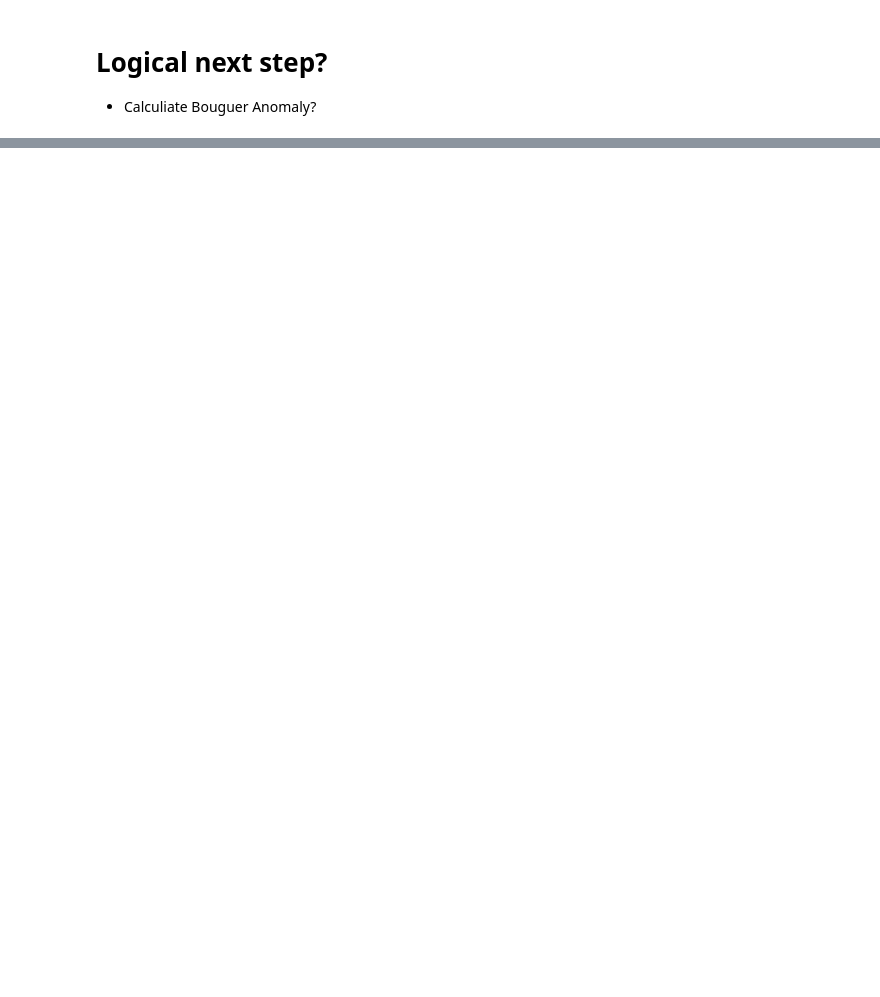
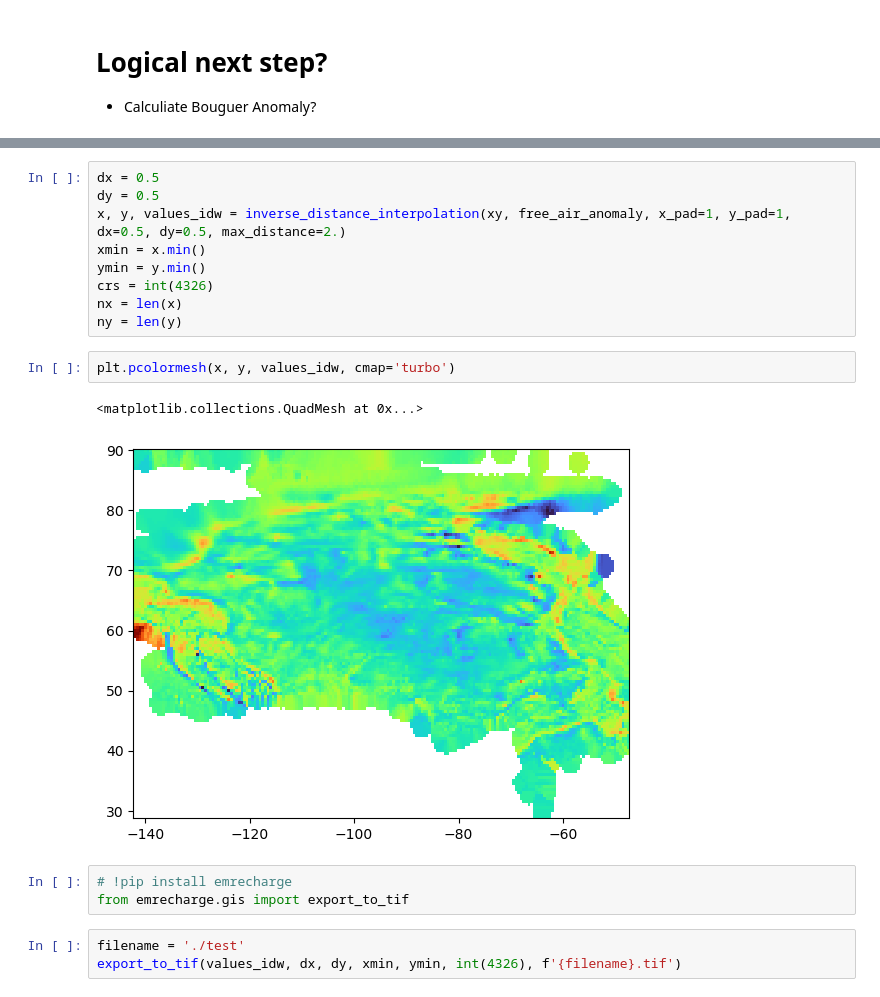
Before and after one commit to ginabilic/geol_4330_canada_wide_gravity, a Jupyter notebook: notebooks/load_gravity_data.ipynb, the cells around one changed output, grey strips where cells are left out. Saved outputs shown, nothing was run; the diff lists cells and outputs as text; blank space fills up the shorter version.

```diff
--- a/notebooks/load_gravity_data.ipynb
+++ b/notebooks/load_gravity_data.ipynb
@@ -160,0 +248,20 @@ Text(642.3812967629519, 0.5, 'Latitude')
+# %%
+dx = 0.5
+dy = 0.5
+x, y, values_idw = inverse_distance_interpolation(xy, free_air_anomaly, x_pad=1, y_pad=1, dx=0.5, dy=0.5, max_distance=2.)
+xmin = x.min()
+ymin = y.min()
+crs = int(4326)
+nx = len(x)
+ny = len(y)
+# %%
+plt.pcolormesh(x, y, values_idw, cmap='turbo')
+# %% [output]
+<matplotlib.collections.QuadMesh at 0x...>
+[figure, added]
+# %%
+# !pip install emrecharge
+from emrecharge.gis import export_to_tif
+# %%
+filename = './test'
+export_to_tif(values_idw, dx, dy, xmin, ymin, int(4326), f'{filename}.tif')
```
Also changed, not shown: parts of 9 cells of this notebook.
